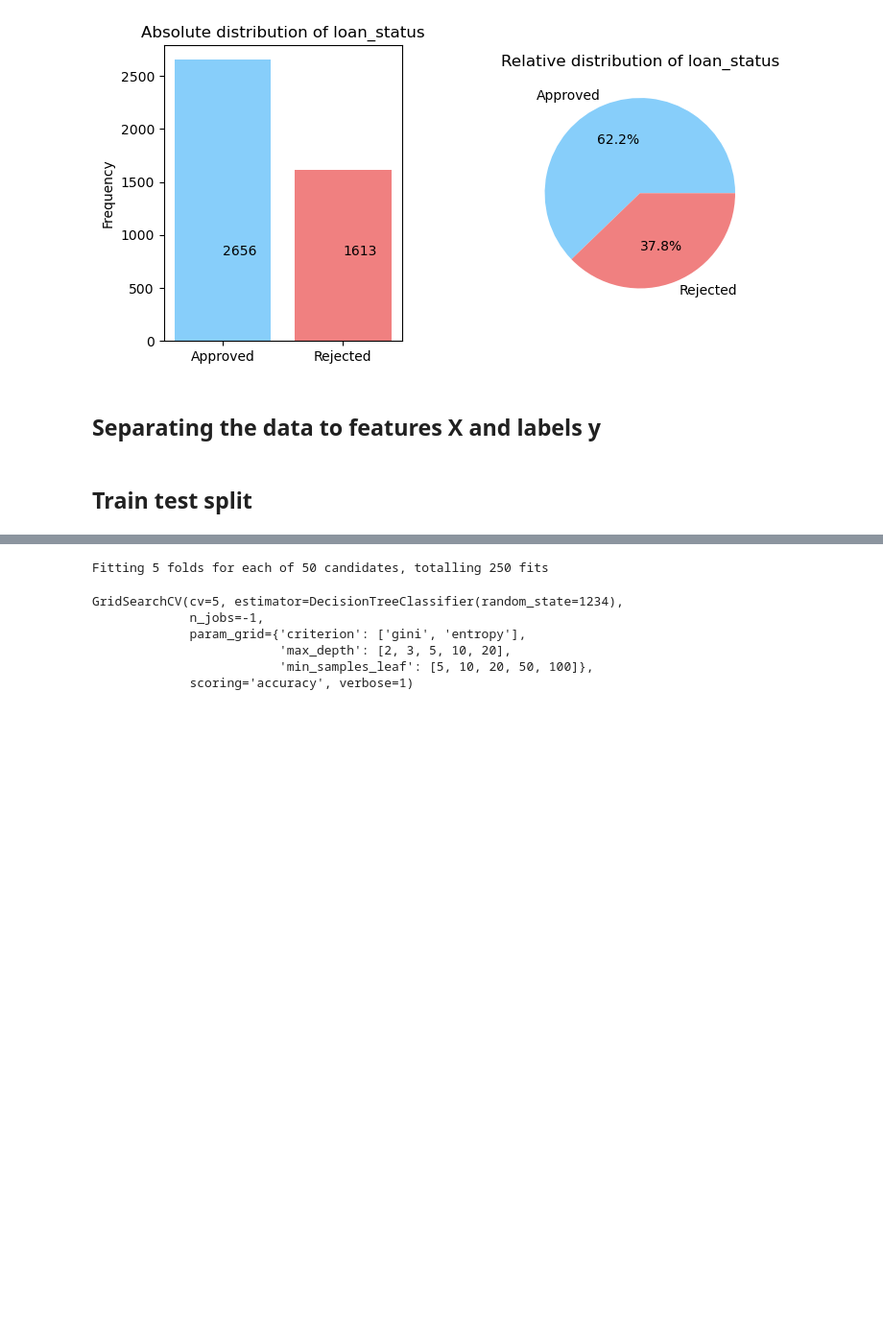
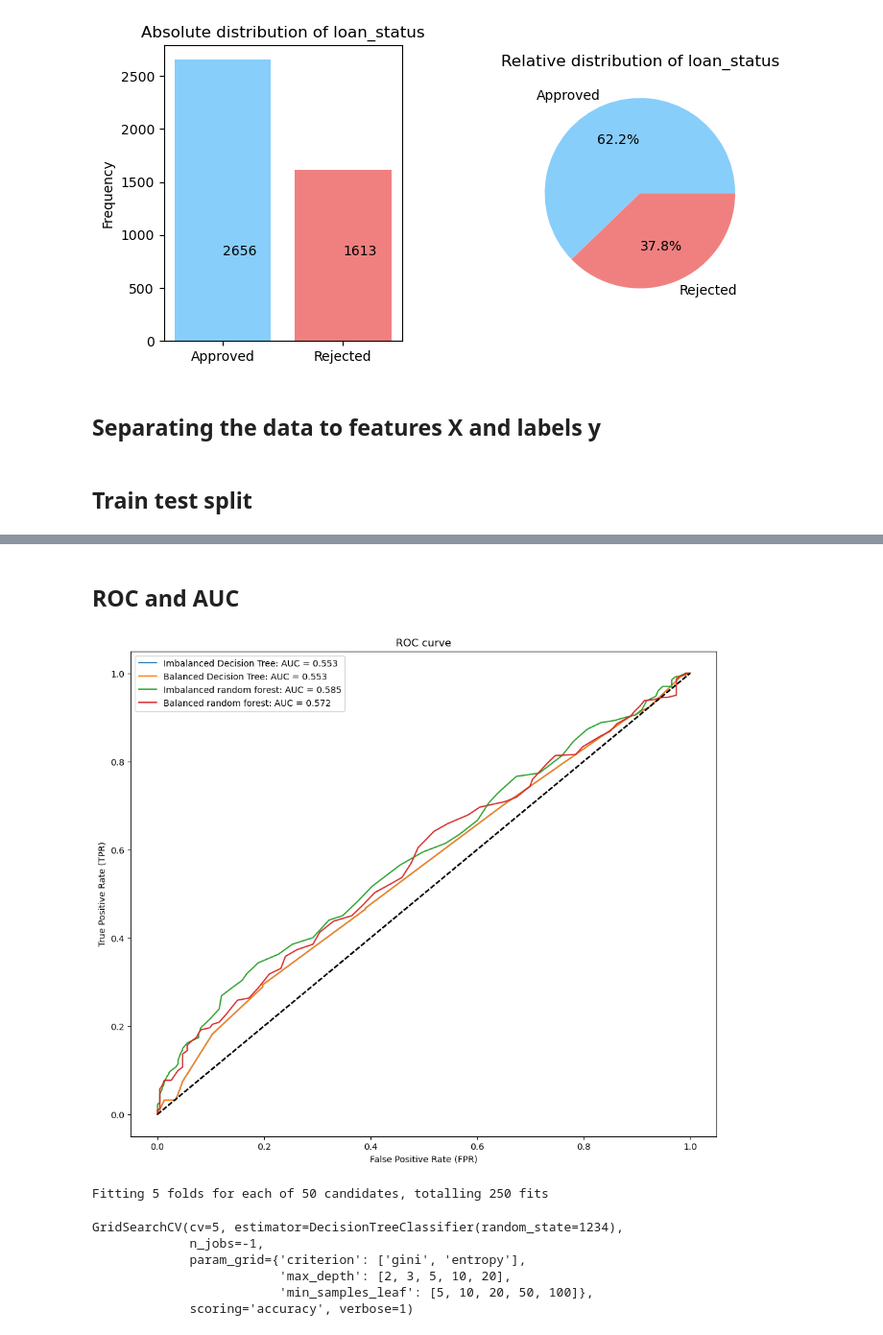
Before and after one commit to Rampenator/dsb, a Jupyter notebook: Juuso.ipynb, the cells around one changed output, grey strips where cells are left out. Shown: that part at 96% size. Drawn from its saved outputs; the diff is of its cells as text; code cells hidden in the pictures; blank space fills up the shorter version.

```diff
--- a/Juuso.ipynb
+++ b/Juuso.ipynb
@@ -342,3 +361,22 @@ DecisionTreeClassifier(random_state=1234)
+# %% [markdown]
+## ROC and AUC
+# %%
+plt.figure(figsize=(12,10))
+
+for test, pred, name in zip([y_val, y_val, y_val, y_val], [y_prob[:,1], y_prob_bdt[:,1], y_prob_rfc[:,1], y_prob_brfc[:,1]], ['Imbalanced Decision Tree', 'Balanced Decision Tree', 'Imbalanced random forest', 'Balanced random forest']):
+    fpr, tpr, _ = roc_curve(test, pred)
+    roc_auc = auc(fpr, tpr)
+    plt.plot(fpr, tpr, label='{}: AUC = {}'.format(name, round(roc_auc, 3)))
+    plt.legend(loc='best')
+    plt.plot([0,1],[0,1], color='black', linestyle='--')
+
+plt.title('ROC curve')
+plt.ylabel('True Positive Rate (TPR)')
+plt.xlabel('False Positive Rate (FPR)')
+
+plt.show()
+# %% [output]
+[figure, added]
 # %%
 params = {
     'max_depth': [2, 3, 5, 10, 20],
```
Also changed, not shown: parts of 64 cells of this notebook.
